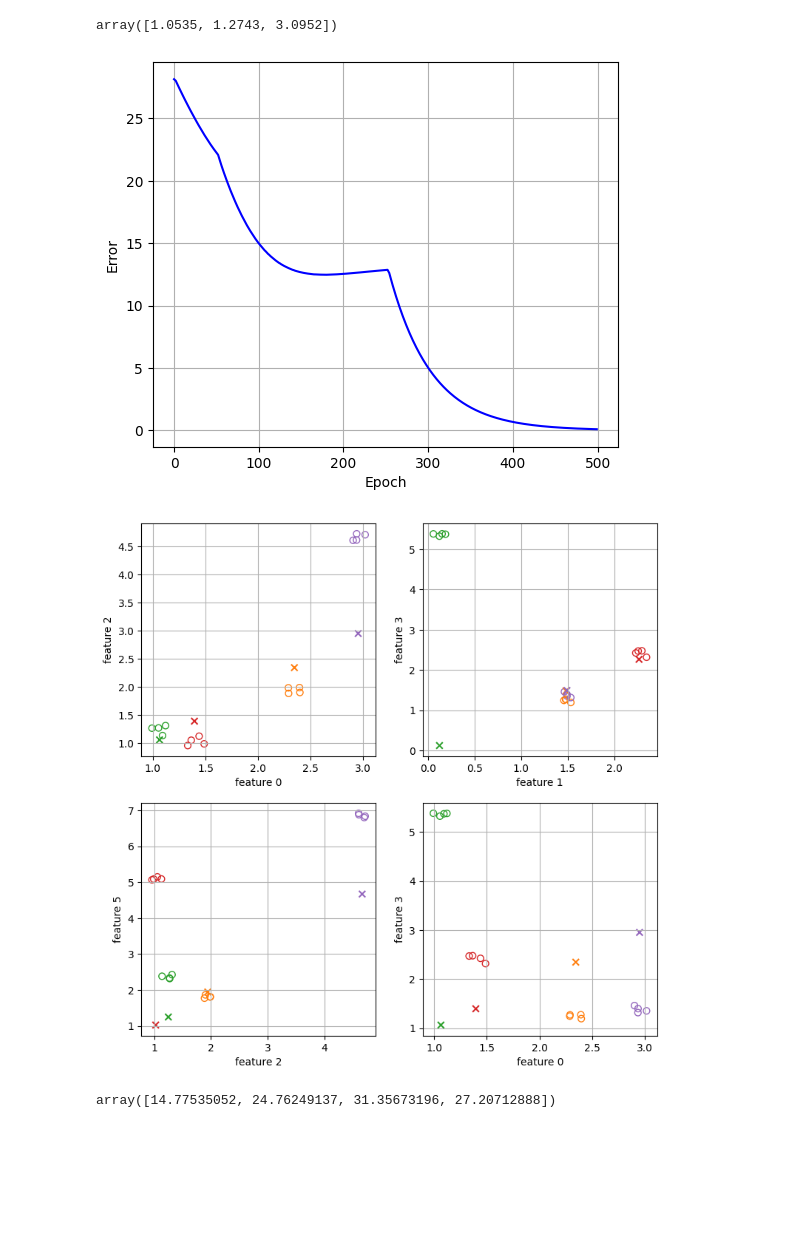
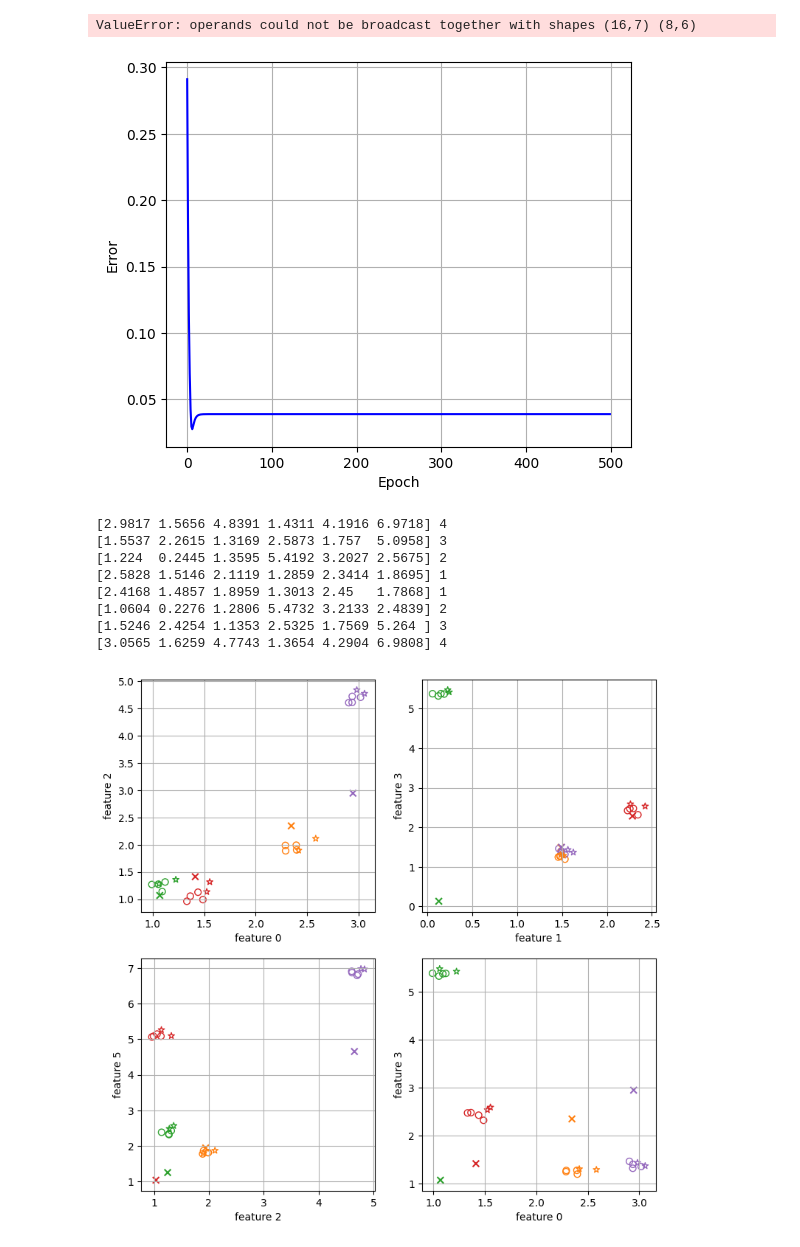
Before and after one commit to eddy0117/nn_hw, a Jupyter notebook: hw5/hw5.ipynb, the cells around one changed output. Cells and saved outputs as stored; diff of their text form; code cells hidden in the pictures; blank space fills up the shorter version.

```diff
--- a/hw5/hw5.ipynb
+++ b/hw5/hw5.ipynb
@@ -27,8 +31,11 @@ y = data[:, -1]
-# %%
-train_x = x[::2]
-train_x
-# %% [output]
-array([1.0535, 1.2743, 3.0952])
+# %%
+import numpy as np
+
+# all_data = np.array(train_data + test_data)
+train_data = np.array(train_data)
+test_data = np.array(test_data)
+# %% [output]
+ValueError: operands could not be broadcast together with shapes (16,7) (8,6)
 # %%
 import numpy as np
 import matplotlib.pyplot as plt
@@ -42,12 +49,16 @@ class LVQ_1:
         self.weight = np.zeros((weight_size, input_size))
         self.labels = np.zeros(weight_size)
 
-    def weight_init(self, weight, labels):
+    def weight_init(self, weight, labels, samples):
         # 將每個參考向量平均分配給每個 class
         unique_labels = np.unique(labels)
         n_label = self.weight.shape[0] // len(unique_labels)
         idx = 0
         for label in unique_labels:
+            single_class_samples = samples[labels == label]
+            # 選取 n_label 個對應 class 的 sample 作為初始參考向量
+            weight[idx:idx+n_label] = single_class_samples[\
+                np.random.choice(len(single_class_samples), n_label, replace=False)]
             self.labels[idx:idx+n_label] = label
             idx += n_label
         return weight
@@ -71,8 +82,12 @@ class LVQ_1:
             # 距離最近的參考向量的 class 與當前 sample 的 class 不同，將參考向量遠離 sample
             self.weight[winner_pos] -= self.hyper_params['lr'] * (x - self.weight[winner_pos])
 
-    def train(self, samples, labels):
-        self.weight = self.weight_init(self.weight, labels)
+    def train(self, train_data, test_data):
+        samples = train_data[:, :-1]
+        labels = train_data[:, -1]
+        test_samples = test_data[:, :-1]
+        test_labels = test_data[:, -1]
+        self.weight = self.weight_init(self.weight, labels, samples)
 
         err_arr = []
         for _ in range(self.hyper_params['epochs']):
@@ -108,7 +123,8 @@ class LVQ_1:
 
 
 
-def visualize_features(data, feat_list, labels, model):
+def visualize_features(train_data, feat_list, model, test_data=None, pred=None):
+    data, labels = train_data[:, :-1], train_data[:, -1]
     fig_size = int(np.ceil(np.sqrt(len(feat_list))))
     cmap = plt.get_cmap('tab10')
     plt.figure(figsize=(9, 9))
@@ -119,19 +135,34 @@ def visualize_features(data, feat_list, labels, model):
         plt.ylabel(f'feature {f2}')
         plt.scatter(data[:, f1], data[:, f2], s=40, marker='o', facecolors='none', edgecolors=[cmap(i) for i in labels.astype(int)])
         plt.scatter(model.weight[:, f1], model.weight[:, f1], s=40, marker='x', c=[cmap(i) for i in model.labels.astype(int)])
+
+    if test_data is not None:
+        for idx, (f1, f2) in enumerate(feat_list):
+            plt.subplot(fig_size, fig_size, idx+1)
+            plt.scatter(test_data[:, f1], test_data[:, f2], s=40, marker='*', facecolors='none', edgecolors=[cmap(i) for i in pred.astype(int)])
     plt.show()
 # %%
 np.random.seed(0)
-np.random.shuffle(data)
+np.random.shuffle(train_data)
 
-model = LVQ_1(input_size=6, weight_size=4, hyper_params={'epochs': 500, 'lr': 0.005})
+model = LVQ_1(input_size=6, weight_size=4, hyper_params={'epochs': 500, 'lr': 0.1})
 
-model.train(data[:, :-1], data[:, -1])
-visualize_features(data, [[0, 2], [1, 3], [2, 5], [0, 3]], data[:, -1], model)
+model.train(train_data, test_data)
+pred_arr = []
+for x in test_data:
+    pred = model.predict(x).astype(int)
+    pred_arr.append(pred)
+    print(x, pred)
+
+visualize_features(train_data, [[0, 2], [1, 3], [2, 5], [0, 3]], model, test_data=test_data, pred=np.array(pred_arr))
 # %% [output]
-[figure, old version]
+[figure, new version]
+[2.9817 1.5656 4.8391 1.4311 4.1916 6.9718] 4
+[1.5537 2.2615 1.3169 2.5873 1.757  5.0958] 3
+[1.224  0.2445 1.3595 5.4192 3.2027 2.5675] 2
+[2.5828 1.5146 2.1119 1.2859 2.3414 1.8695] 1
+[2.4168 1.4857 1.8959 1.3013 2.45   1.7868] 1
+[1.0604 0.2276 1.2806 5.4732 3.2133 2.4839] 2
+[1.5246 2.4254 1.1353 2.5325 1.7569 5.264 ] 3
+[3.0565 1.6259 4.7743 1.3654 4.2904 6.9808] 4
-[figure, old version]
+[figure, new version]
-# %%
-model.total_err
-# %% [output]
-array([14.77535052, 24.76249137, 31.35673196, 27.20712888])
```
Also changed, not shown: parts of 7 cells of this notebook, 1 other file.
